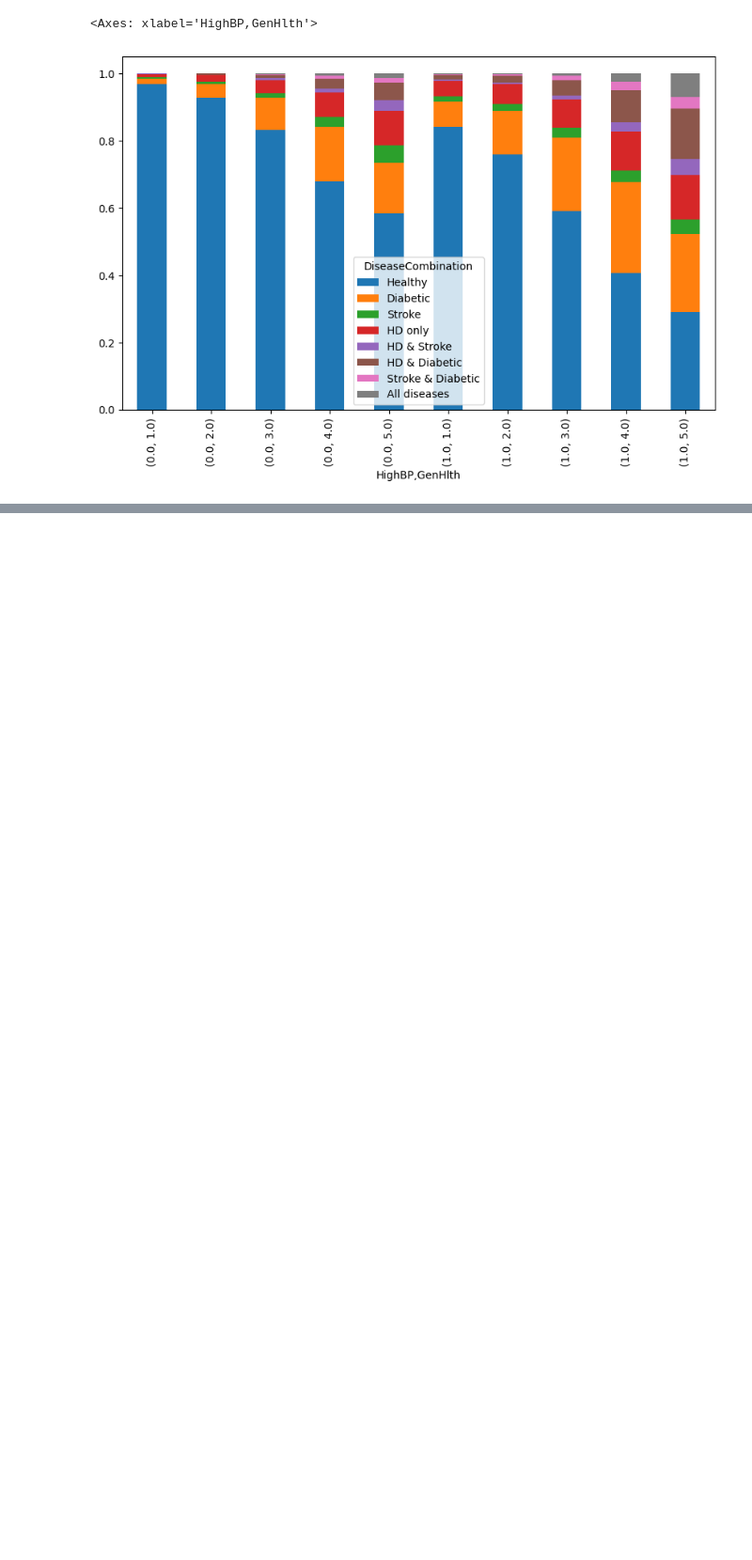
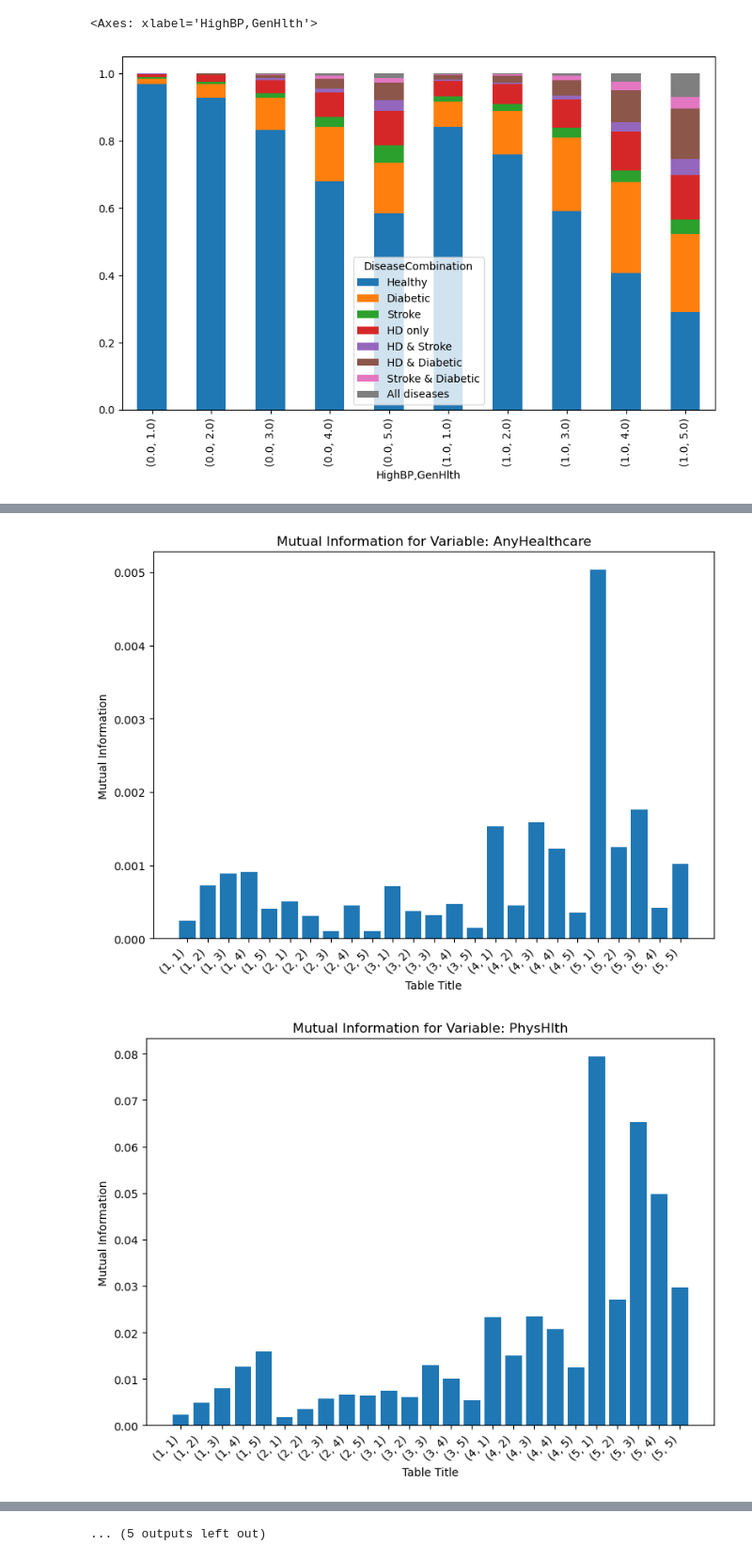
Before and after one commit to AlanPhan1999/260Midterm, a Jupyter notebook: Ce_mi.ipynb, the cells around one changed output, grey strips where cells are left out. Shown: that part at 94% size. Drawn from its saved outputs; the diff is of its cells as text; code cells hidden in the pictures; blank space fills up the shorter version.

Commit message:
Added new plots

```diff
--- a/Ce_mi.ipynb
+++ b/Ce_mi.ipynb
@@ -169,0 +221,7 @@ ce_table.plot(kind = 'bar', stacked=True, figsize=(10,6))
+# %%
+x_vars.remove('Age')
+x_vars.remove('GenHlth')
+# %%
+mi_list = []
+for i in range(len(group_list)):
+    mi_list.append(one_way_mi(group_list[i], x_vars))
@@ -169,0 +249,37 @@ ce_table.plot(kind = 'bar', stacked=True, figsize=(10,6))
+# %%
+title_list = []
+for i in range(1,6):
+    for j in range(1,6):
+        title = f"({i}, {j})"
+        title_list.append(title)
+tables_dict = dict(zip(title_list, mi_list))
+# %%
+import matplotlib.pyplot as plt
+
+# Sample data (replace this with your actual dictionary)
+# Get the unique variables/categories
+variables = set()
+for table in tables_dict.values():
+    variables.update(table['variable'])
+
+# Create a separate plot for each variable
+for variable in variables:
+    plt.figure(figsize=(8, 6))
+    plt.title(f'Mutual Information for Variable: {variable}')
+    plt.xlabel('Table Title')
+    plt.ylabel('Mutual Information')
+
+    x_values = []
+    y_values = []
+    for title, table in tables_dict.items():
+        if variable in table['variable'].values:
+            x_values.append(title)
+            y_values.append(table.loc[table['variable'] == variable, 'mutual information'].values[0])
+
+    plt.bar(x_values, y_values)
+    plt.xticks(rotation=45, ha='right')
+    plt.tight_layout()
+    plt.show()
+# %% [output]
+[figure, added]
+[figure, added]
@@ -169,0 +296 @@ ce_table.plot(kind = 'bar', stacked=True, figsize=(10,6))
+... (5 outputs left out)
```
Also changed, not shown: parts of 10 cells of this notebook, 1 other file.
